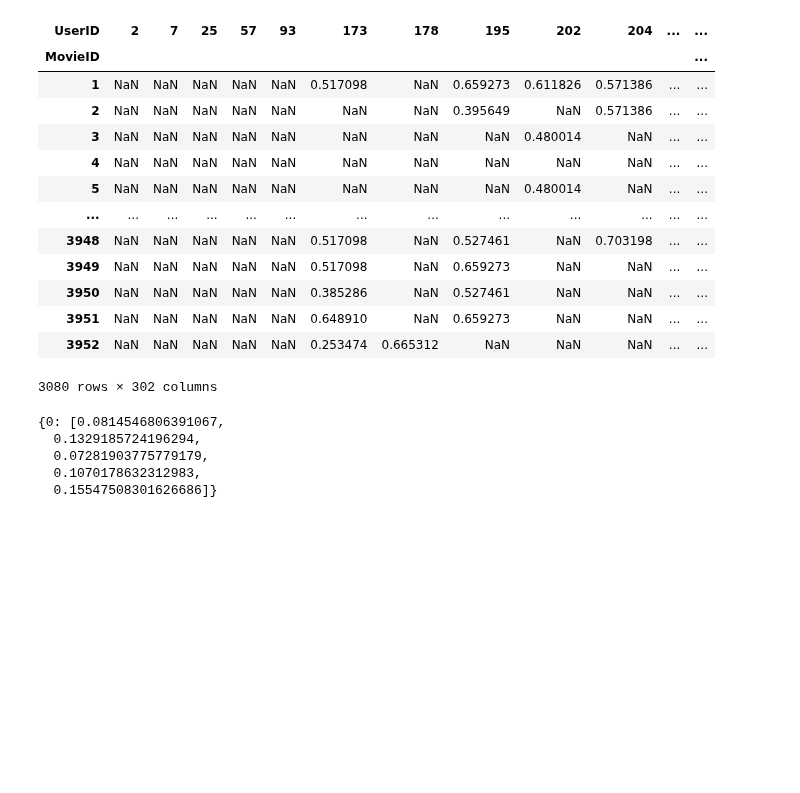
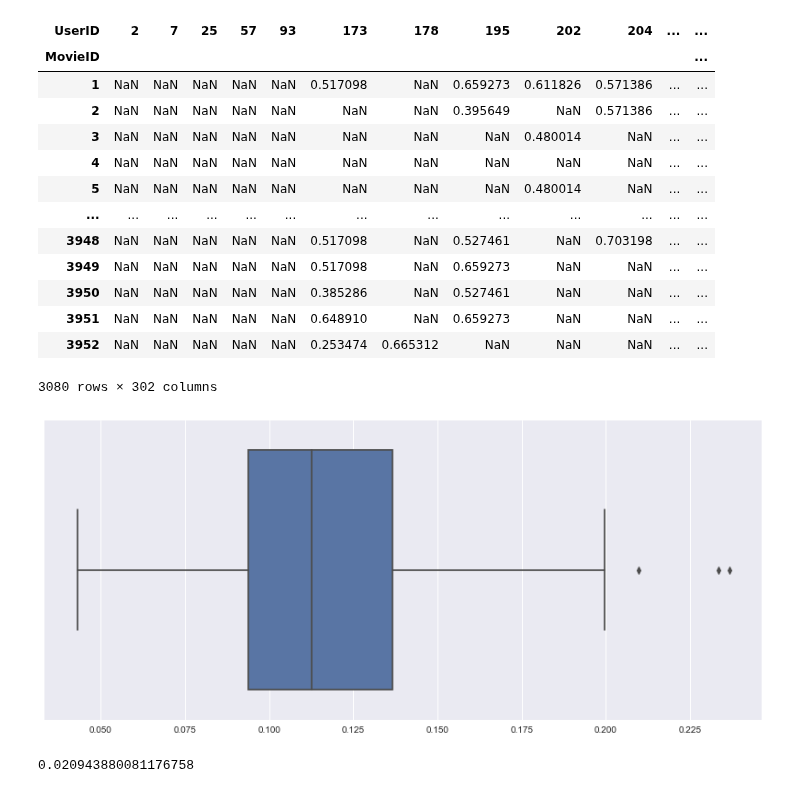
Before and after one commit to SandipSonawane/UIUC-STAT542-Statistical-Learning, a Jupyter notebook: Project 4- Movie Recommendation App/Movie_Recommender.ipynb, the cells around one changed output. Cells and saved outputs as stored; diff of their text form; code cells hidden in the pictures; blank space fills up the shorter version.

```diff
--- a/Project 4- Movie Recommendation App/Movie_Recommender.ipynb
+++ b/Project 4- Movie Recommendation App/Movie_Recommender.ipynb
@@ -589,13 +594,17 @@ for t in range(0, len(tst_mat.columns)):
 
     rmse = np.sqrt(np.nanmean((np.array(tst_mat.iloc[:, t]) - np.array(pred_df['mean_rating_pred']))**2))
     test_rmse_dict[0].append(rmse)
-# %%
-test_rmse_dict
-# %% [output]
-{0: [0.0814546806391067,
-  0.1329185724196294,
-  0.07281903775779179,
-  0.1070178632312983,
-  0.15547508301626686]}
+# %%
+t_start = time.time()
+plt.figure(figsize=[14,6])
+tips = sns.load_dataset("tips")
+ax = sns.boxplot(x=test_rmse_dict[0])
+t_end = time.time()
+# %% [output]
+[figure, added]
+# %%
+t_end - t_start
+# %% [output]
+0.020943880081176758
 # %%
 test_rmse_dict = {}
```
Also changed, not shown: parts of 6 cells of this notebook.
